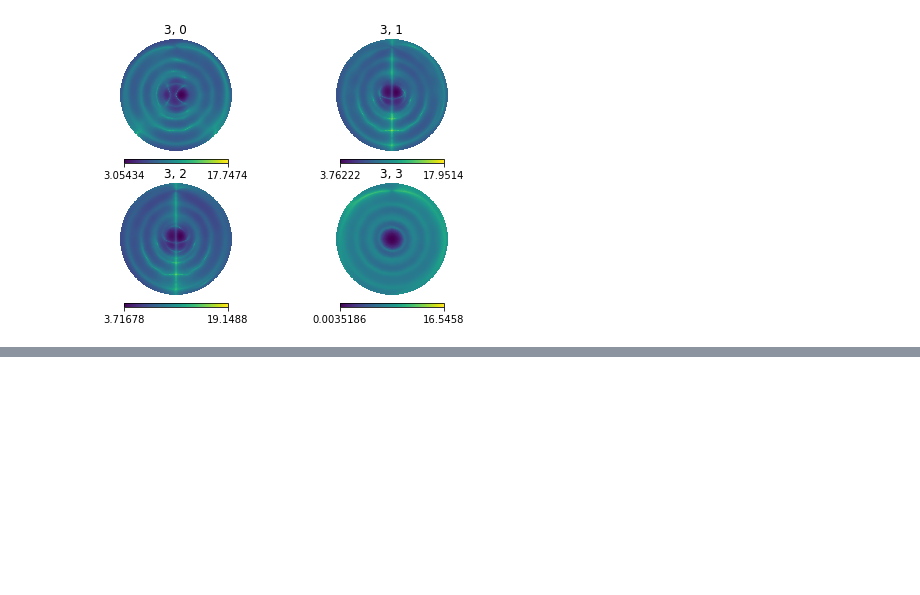
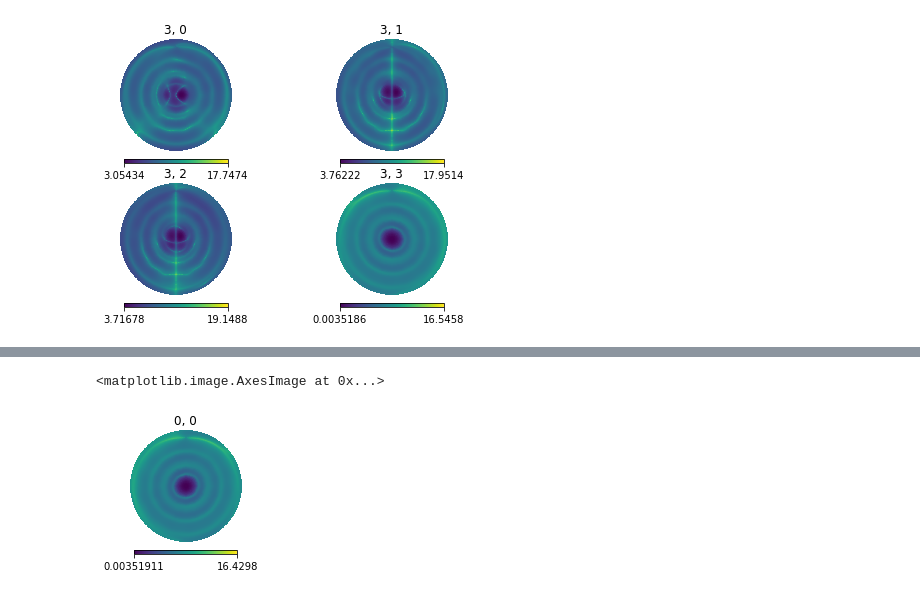
Before and after one commit to 3276908917/skyflux, a Jupyter notebook: notebooks/jones_matrices/A_Catalog.ipynb, the cells around one changed output, grey strips where cells are left out. Cells and saved outputs as stored; diff of their text form; code cells hidden in the pictures; blank space fills up the shorter version.

```diff
--- a/notebooks/jones_matrices/A_Catalog.ipynb
+++ b/notebooks/jones_matrices/A_Catalog.ipynb
@@ -132,0 +160,6 @@ project_Ai_log(A, 3)
+# %%
+A_map = hp.orthview(np.abs(np.log(A[:, 0, 0])), rot=[0, 90], half_sky=True, sub=[2, 2, 1], title='0, 0', return_projected_map=True)
+plt.imshow(A_map)
+# %% [output]
+<matplotlib.image.AxesImage at 0x...>
+[figure, added]
```
Also changed, not shown: parts of 4 cells of this notebook.
